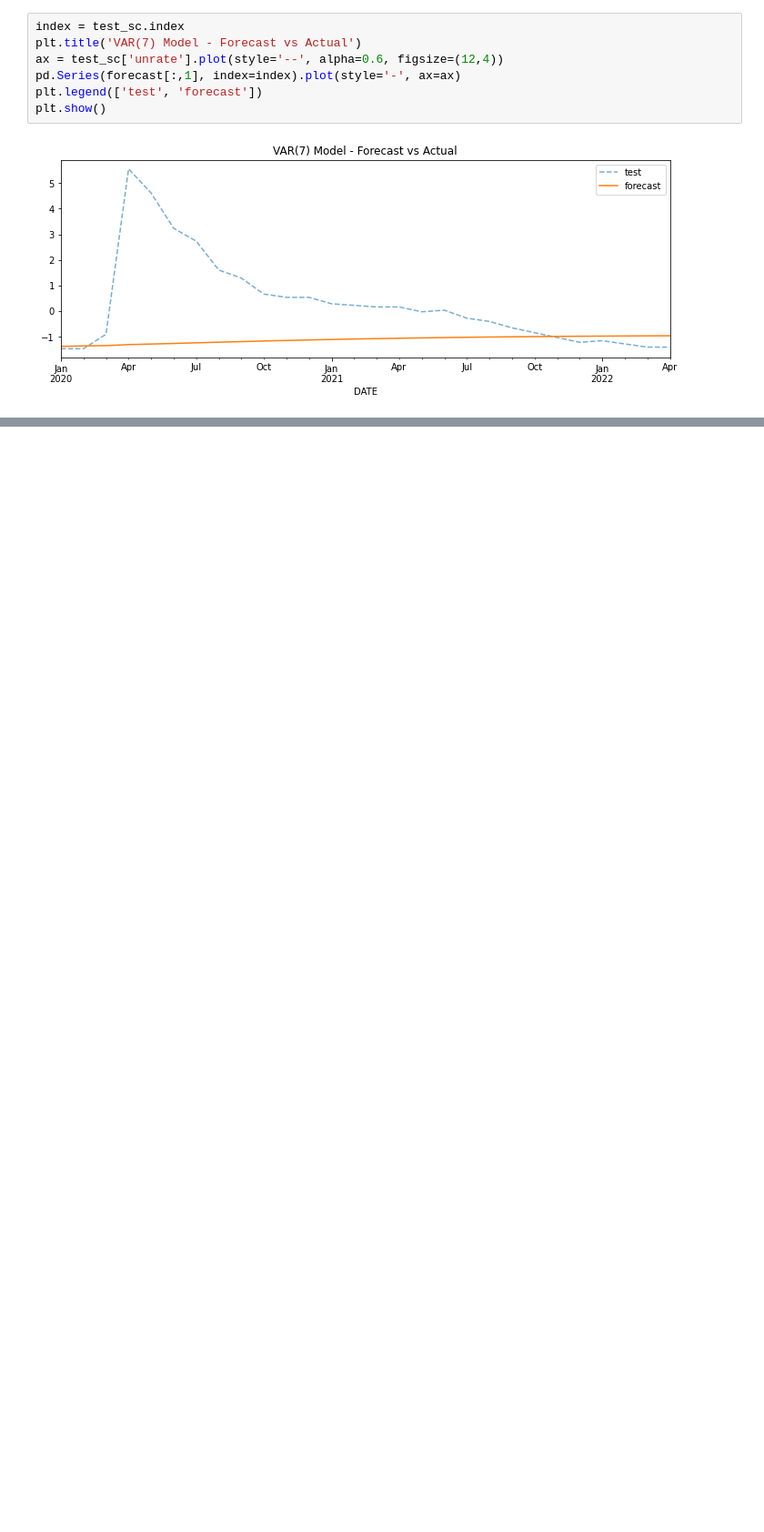
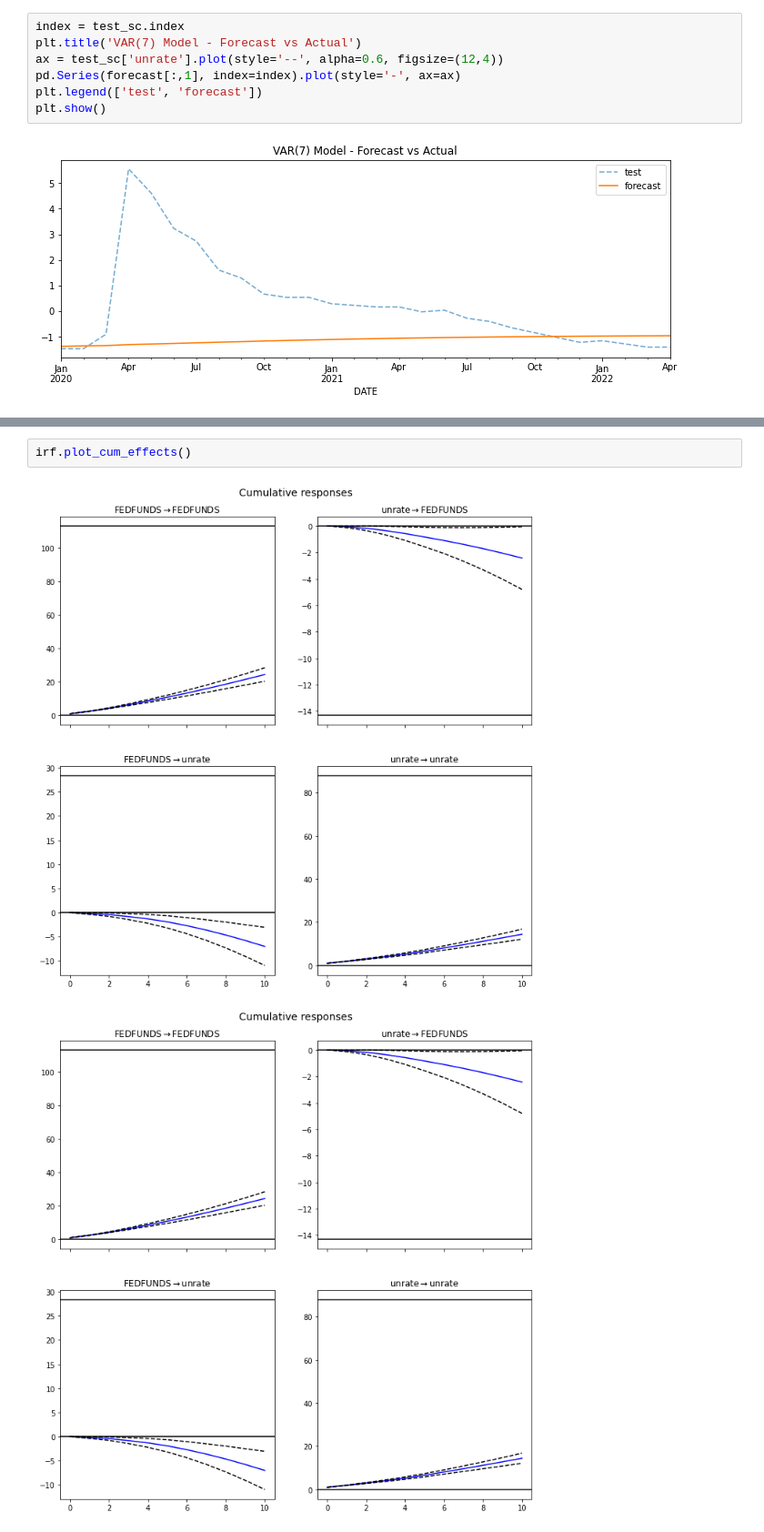
Before and after one commit to LaurbergMJ/TimeSeriesAnalysisWithPythonCookbook, a Jupyter notebook: Ch11.ipynb, the cells around one changed output, grey strips where cells are left out. Shown at 91% size. Cells and saved outputs as stored; diff of their text form; blank space fills up the shorter version.

```diff
--- a/Ch11.ipynb
+++ b/Ch11.ipynb
@@ -659,0 +697,5 @@ from
+# %%
+irf.plot_cum_effects()
+# %% [output]
+[figure, added]
+[figure, added]
```
Also changed, not shown: parts of 33 cells of this notebook.
